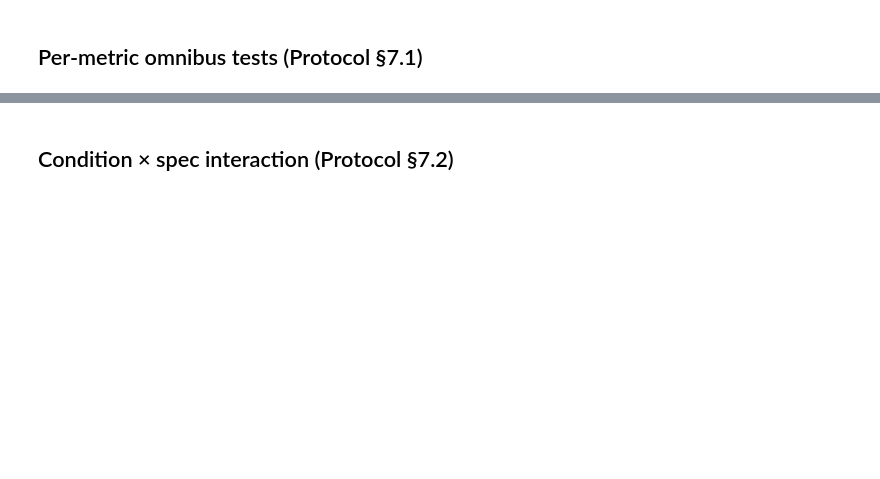
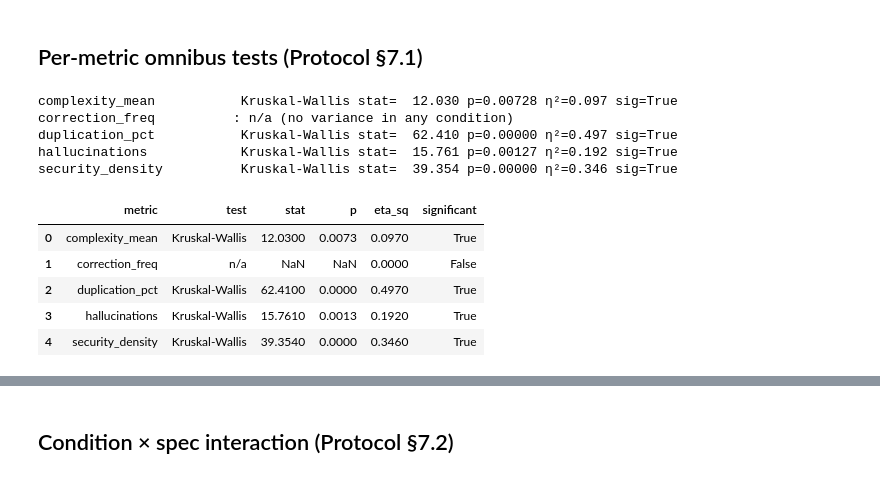
Before and after one commit to dominicrume/NEW-enterprise-ai-code-quality-auditor, a Jupyter notebook: notebooks/statistical_analysis.ipynb, the cells around one changed output, grey strips where cells are left out. Saved outputs shown, nothing was run; the diff lists cells and outputs as text; code cells hidden in the pictures; blank space fills up the shorter version.

```diff
--- a/notebooks/statistical_analysis.ipynb
+++ b/notebooks/statistical_analysis.ipynb
@@ -62,26 +99,55 @@ summary.pivot(index='condition', columns='metric', values='mean').round(3)
 # %% [markdown]
 ## Per-metric omnibus tests (Protocol §7.1)
 # %%
+def _is_normal(g):
+    # zero-range (deterministic-replay cells, Deviation 001) cannot be normal
+    if np.ptp(g) == 0:
+        return False
+    try:
+        return stats.shapiro(g).pvalue > 0.05
+    except Exception:
+        return False
+
 results = []
 for metric in sorted(df['metric'].unique()):
     sub = df[df['metric'] == metric]
     groups = [g['value'].values for _, g in sub.groupby('condition')]
     if len(groups) < 2 or any(len(g) < 3 for g in groups):
         print(f'{metric:25s}: skipped (need >=3 obs per group)')
         continue
-    normal = all(stats.shapiro(g).pvalue > 0.05 for g in groups)
-    equal_var = stats.levene(*groups).pvalue > 0.05
+    normal = all(_is_normal(g) for g in groups)
+    try:
+        equal_var = stats.levene(*groups).pvalue > 0.05
+    except Exception:
+        equal_var = False
+    # correction_freq is all-zero for the AI conditions -> omnibus undefined
+    if all(np.ptp(g) == 0 for g in groups):
+        print(f'{metric:25s}: n/a (no variance in any condition)')
+        results.append({'metric':metric,'test':'n/a','stat':np.nan,'p':np.nan,'eta_sq':0.0,'significant':False})
+        continue
     if normal and equal_var:
         test = 'ANOVA'; stat, p = stats.f_oneway(*groups)
     else:
         test = 'Kruskal-Wallis'; stat, p = stats.kruskal(*groups)
     sig = p < ALPHA_PER_METRIC
     grand_mean = sub['value'].mean()
     ss_between = sum(len(g)*(g.mean()-grand_mean)**2 for g in groups)
     ss_total = ((sub['value']-grand_mean)**2).sum()
     eta2 = ss_between/ss_total if ss_total else 0.0
     results.append({'metric':metric,'test':test,'stat':round(stat,3),
                     'p':round(p,5),'eta_sq':round(eta2,3),'significant':sig})
     print(f'{metric:25s} {test:14s} stat={stat:8.3f} p={p:.5f} η²={eta2:.3f} sig={sig}')
 results_df = pd.DataFrame(results)
 results_df
+# %% [output]
+complexity_mean           Kruskal-Wallis stat=  12.030 p=0.00728 η²=0.097 sig=True
+correction_freq          : n/a (no variance in any condition)
+duplication_pct           Kruskal-Wallis stat=  62.410 p=0.00000 η²=0.497 sig=True
+hallucinations            Kruskal-Wallis stat=  15.761 p=0.00127 η²=0.192 sig=True
+security_density          Kruskal-Wallis stat=  39.354 p=0.00000 η²=0.346 sig=True
+|  | metric | test | stat | p | eta_sq | significant |
+| 0 | complexity_mean | Kruskal-Wallis | 12.0300 | 0.0073 | 0.0970 | True |
+| 1 | correction_freq | n/a | NaN | NaN | 0.0000 | False |
+| 2 | duplication_pct | Kruskal-Wallis | 62.4100 | 0.0000 | 0.4970 | True |
+| 3 | hallucinations | Kruskal-Wallis | 15.7610 | 0.0013 | 0.1920 | True |
+| 4 | security_density | Kruskal-Wallis | 39.3540 | 0.0000 | 0.3460 | True |
```
Also changed, not shown: parts of 10 cells of this notebook, 14 other files.
